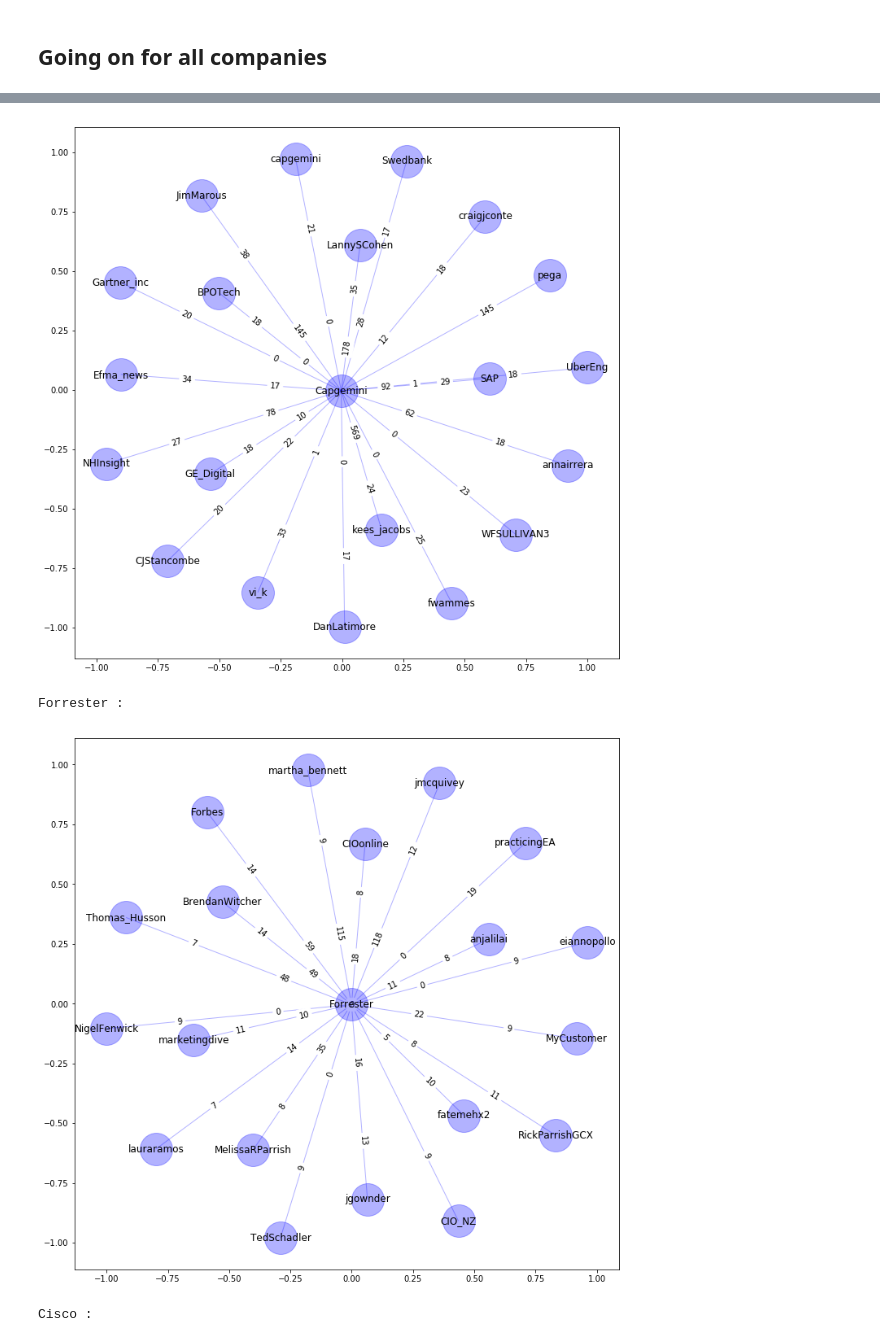
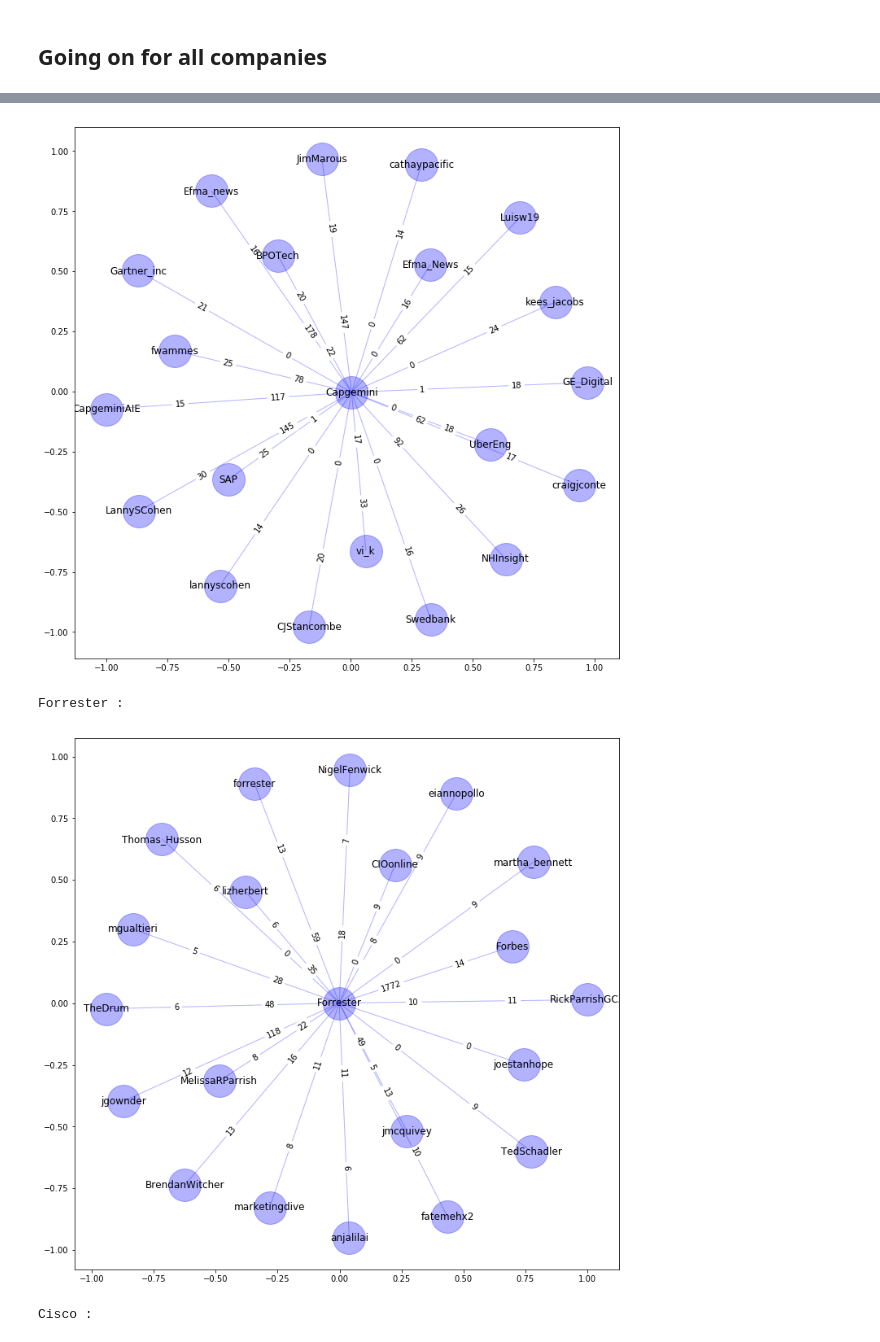
Before and after one commit to berbuf/B2B_Em_lyon, a Jupyter notebook: notebooks/NetworkGraph.ipynb, the cells around one changed output, grey strips where cells are left out. Drawn from its saved outputs; the diff is of its cells as text; code cells hidden in the pictures.

```diff
--- a/notebooks/NetworkGraph.ipynb
+++ b/notebooks/NetworkGraph.ipynb
@@ -153,8 +153,12 @@ def net_graph(COMPANY):
     tw_comp = Preprocessing.execute("SELECT screen_name, text FROM tweet INNER JOIN user ON tweet.user_id = user.id WHERE searchterm = '@" + COMPANY + "'")
     c_tw = [e[1] for e in tw_comp if e[0].lower() == COMPANY.lower()]
 
+    pattern = re.compile("^RT ")
+    no_rt_tweets = [ tweet for tweet in c_tw if not pattern.match(tweet) ]
+
     pattern = re.compile(r"([@?]\w+)\b")
-    ar_list = [ re.findall(pattern, tweet) for tweet in c_tw ]
+    ar_list = [ re.findall(pattern, tweet) for tweet in no_rt_tweets ]
+
 
     fl = [e for tweet in ar_list for e in tweet]
     frequ = collections.Counter(fl).most_common()
@@ -189,5 +193,5 @@ Adobe :
 Capgemini :
-[figure, old version]
+[figure, new version]
 Forrester :
-[figure, old version]
+[figure, new version]
 Cisco :
```
Also changed, not shown: parts of 4 cells of this notebook, 4 other files.
